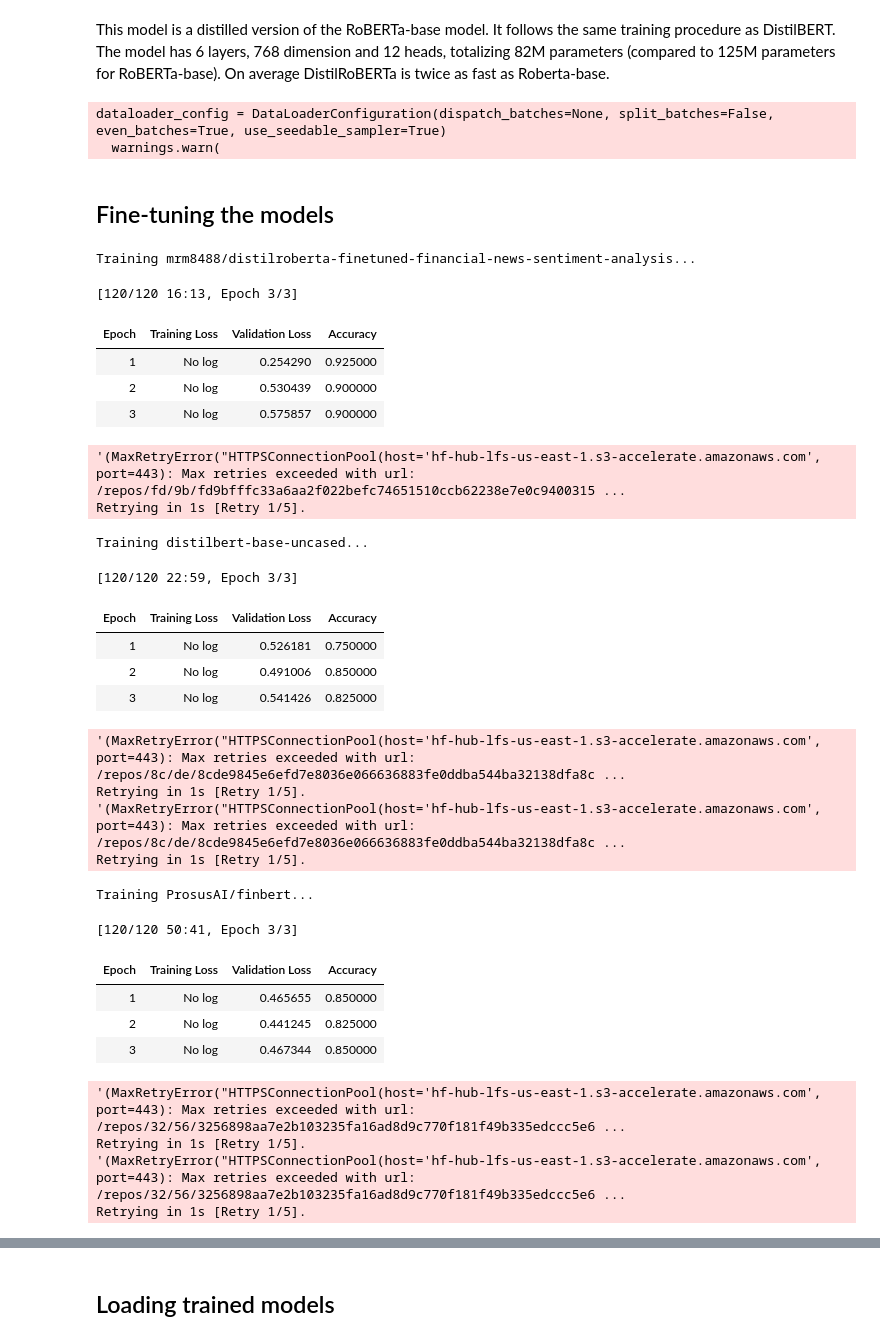
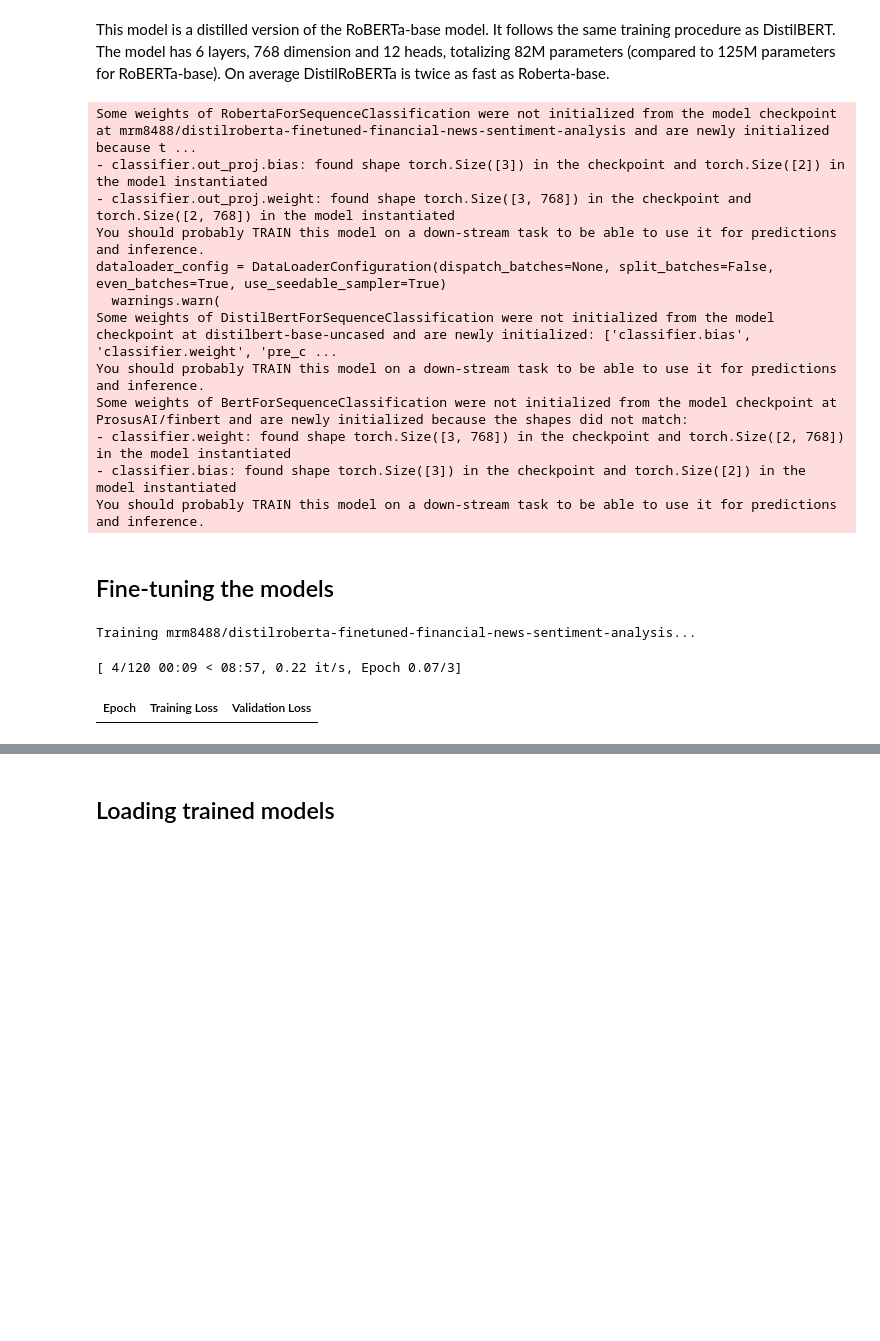
Before and after one commit to rnribeiro/NLP_FEUP, a Jupyter notebook: assignment2.ipynb, the cells around one changed output, grey strips where cells are left out. Saved outputs shown, nothing was run; the diff lists cells and outputs as text; code cells hidden in the pictures; blank space fills up the shorter version.

Commit message:
fixing model importing

```diff
--- a/assignment2.ipynb
+++ b/assignment2.ipynb
@@ -129,12 +129,12 @@ model_names = [
 ]
 
 # Hugging Face organization name for the models saving
-huggingface_org = "NLP-FEUP/"
+huggingface_owner = "rnribeiro/"
 
 # Create a models dictionary
 models = {
     model: {
-        'saving_dir': huggingface_org + model.replace("/", "-"),
+        'ft_saving_dir': huggingface_owner + "FT-" + model.replace("/", "-"),
         'tokenizer': AutoTokenizer.from_pretrained(model),
         'ft_dataset': DatasetDict({
             'train': train_test['train'],
@@ -182,6 +182,7 @@ The model has 6 layers, 768 dimension and 12 heads, totalizing 82M parameters (c
 # %%
 # Load the metric
 metric = evaluate.load("accuracy")
+
 
 # Define the function to compute the metrics
 def compute_metrics(eval_pred):
@@ -189,10 +190,11 @@ def compute_metrics(eval_pred):
     predictions = np.argmax(logits, axis=-1)
     return metric.compute(predictions=predictions, references=labels)
 
+
 # Load all models
 for model in model_names:
-    models[model]['model'] = AutoModelForSequenceClassification.from_pretrained(
-        models[model]['saving_dir'], num_labels=2, ignore_mismatched_sizes=True
+    models[model]['ft_model'] = AutoModelForSequenceClassification.from_pretrained(
+        model, num_labels=2, ignore_mismatched_sizes=True
     )
 
     # Define the training arguments
@@ -207,15 +209,15 @@ for model in model_names:
         save_strategy='epoch',
         load_best_model_at_end=True,
         push_to_hub=True,
-        hub_model_id=models[model]['saving_dir'],
+        hub_model_id=models[model]['ft_saving_dir'],
     )
 
     # Define the data collator
     models[model]['ft_data_collator'] = DataCollatorWithPadding(tokenizer=models[model]['tokenizer'])
 
     # Define the trainer
-    models[model]['trainer'] = Trainer(
-        model=models[model]['model'],
+    models[model]['ft_trainer'] = Trainer(
+        model=models[model]['ft_model'],
         args=models[model]['ft_training_args'],
         train_dataset=models[model]['ft_dataset']['train'],
         eval_dataset=models[model]['ft_dataset']['validation'],
@@ -224,46 +226,31 @@ for model in model_names:
         tokenizer=models[model]['tokenizer']
     )
 # %% [output]
+Some weights of RobertaForSequenceClassification were not initialized from the model checkpoint at mrm8488/distilroberta-finetuned-financial-news-sentiment-analysis and are newly initialized because t ...
+- classifier.out_proj.bias: found shape torch.Size([3]) in the checkpoint and torch.Size([2]) in the model instantiated
+- classifier.out_proj.weight: found shape torch.Size([3, 768]) in the checkpoint and torch.Size([2, 768]) in the model instantiated
+You should probably TRAIN this model on a down-stream task to be able to use it for predictions and inference.
 dataloader_config = DataLoaderConfiguration(dispatch_batches=None, split_batches=False, even_batches=True, use_seedable_sampler=True)
   warnings.warn(
+Some weights of DistilBertForSequenceClassification were not initialized from the model checkpoint at distilbert-base-uncased and are newly initialized: ['classifier.bias', 'classifier.weight', 'pre_c ...
+You should probably TRAIN this model on a down-stream task to be able to use it for predictions and inference.
+Some weights of BertForSequenceClassification were not initialized from the model checkpoint at ProsusAI/finbert and are newly initialized because the shapes did not match:
+- classifier.weight: found shape torch.Size([3, 768]) in the checkpoint and torch.Size([2, 768]) in the model instantiated
+- classifier.bias: found shape torch.Size([3]) in the checkpoint and torch.Size([2]) in the model instantiated
+You should probably TRAIN this model on a down-stream task to be able to use it for predictions and inference.
 # %% [markdown]
 ## Fine-tuning the models
 # %%
 # Train the model
-ft_train = False
+ft_train = True
 if ft_train:
     for model in model_names:
         print(f"Training {model}...")
-        models[model]['trainer'].train()
+        models[model]['ft_trainer'].train()
 # %% [output]
 Training mrm8488/distilroberta-finetuned-financial-news-sentiment-analysis...
-[120/120 16:13, Epoch 3/3]
+[ 4/120 00:09 < 08:57, 0.22 it/s, Epoch 0.07/3]
-| Epoch | Training Loss | Validation Loss | Accuracy |
-| 1 | No log | 0.254290 | 0.925000 |
-| 2 | No log | 0.530439 | 0.900000 |
-| 3 | No log | 0.575857 | 0.900000 |
+| Epoch | Training Loss | Validation Loss |
-'(MaxRetryError("HTTPSConnectionPool(host='hf-hub-lfs-us-east-1.s3-accelerate.amazonaws.com', port=443): Max retries exceeded with url: /repos/fd/9b/fd9bfffc33a6aa2f022befc74651510ccb62238e7e0c9400315 ...
-Retrying in 1s [Retry 1/5].
-Training distilbert-base-uncased...
-[120/120 22:59, Epoch 3/3]
-| Epoch | Training Loss | Validation Loss | Accuracy |
-| 1 | No log | 0.526181 | 0.750000 |
-| 2 | No log | 0.491006 | 0.850000 |
-| 3 | No log | 0.541426 | 0.825000 |
-'(MaxRetryError("HTTPSConnectionPool(host='hf-hub-lfs-us-east-1.s3-accelerate.amazonaws.com', port=443): Max retries exceeded with url: /repos/8c/de/8cde9845e6efd7e8036e066636883fe0ddba544ba32138dfa8c ...
-Retrying in 1s [Retry 1/5].
-'(MaxRetryError("HTTPSConnectionPool(host='hf-hub-lfs-us-east-1.s3-accelerate.amazonaws.com', port=443): Max retries exceeded with url: /repos/8c/de/8cde9845e6efd7e8036e066636883fe0ddba544ba32138dfa8c ...
-Retrying in 1s [Retry 1/5].
-Training ProsusAI/finbert...
-[120/120 50:41, Epoch 3/3]
-| Epoch | Training Loss | Validation Loss | Accuracy |
-| 1 | No log | 0.465655 | 0.850000 |
-| 2 | No log | 0.441245 | 0.825000 |
-| 3 | No log | 0.467344 | 0.850000 |
-'(MaxRetryError("HTTPSConnectionPool(host='hf-hub-lfs-us-east-1.s3-accelerate.amazonaws.com', port=443): Max retries exceeded with url: /repos/32/56/3256898aa7e2b103235fa16ad8d9c770f181f49b335edccc5e6 ...
-Retrying in 1s [Retry 1/5].
-'(MaxRetryError("HTTPSConnectionPool(host='hf-hub-lfs-us-east-1.s3-accelerate.amazonaws.com', port=443): Max retries exceeded with url: /repos/32/56/3256898aa7e2b103235fa16ad8d9c770f181f49b335edccc5e6 ...
-Retrying in 1s [Retry 1/5].
 # %%
 # Evaluate the model
 if ft_train:
```
Also changed, not shown: parts of 29 cells of this notebook, 2 other files.
